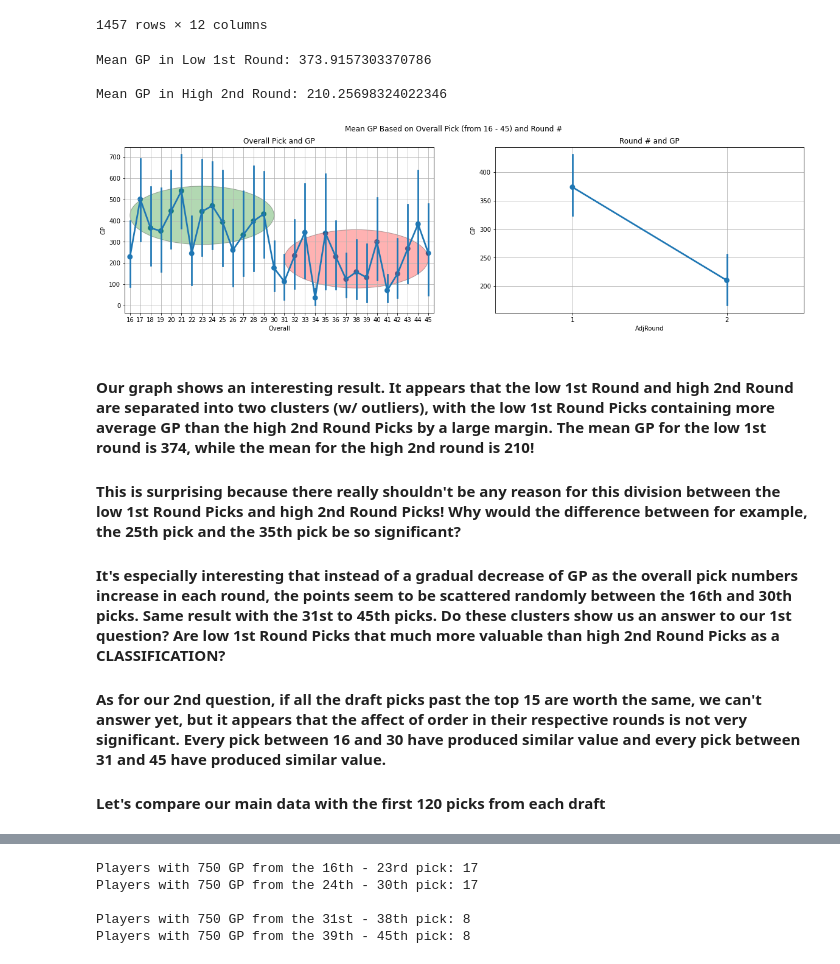
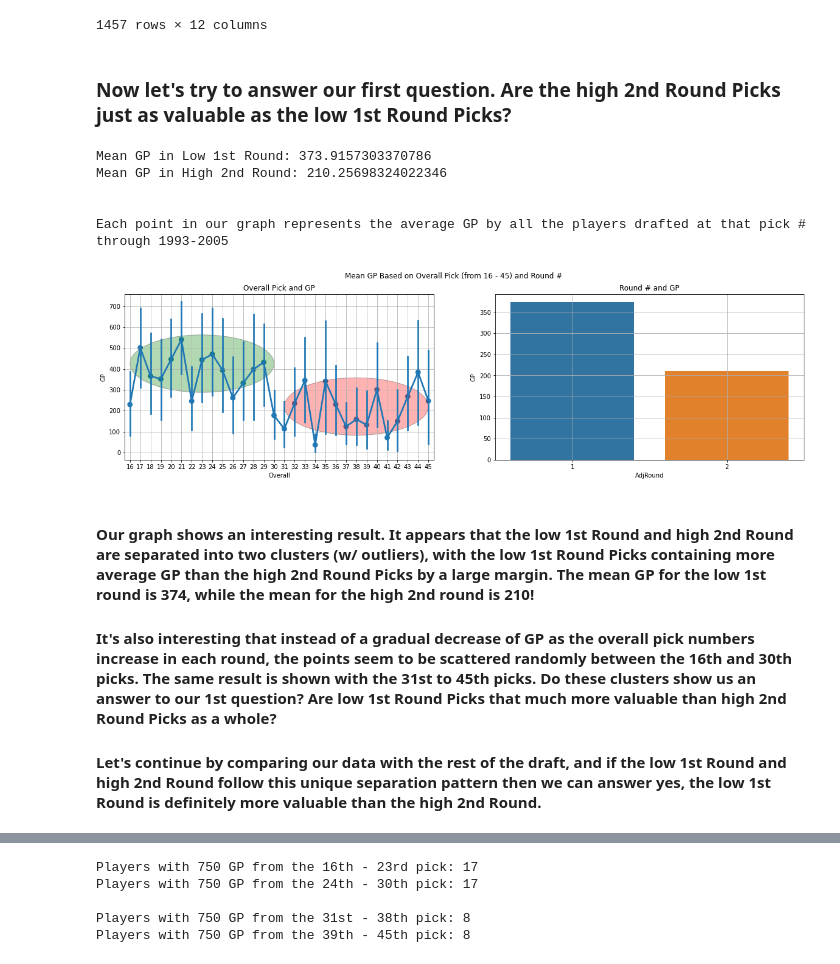
Before and after one commit to minchanhan/CompareNHLDraftPicks, a Jupyter notebook: CompareLow1stHigh2nd.ipynb, the cells around one changed output, grey strips where cells are left out. Saved outputs shown, nothing was run; the diff lists cells and outputs as text; code cells hidden in the pictures.

```diff
--- a/CompareLow1stHigh2nd.ipynb
+++ b/CompareLow1stHigh2nd.ipynb
@@ -256,36 +256,37 @@ display(completedata)
 | 1455 | 1997 | 4 | 120 | 0 | 18 | 0 | 0 | 0 | 0 | 0 | 0 | ... |
 | 1456 | 1998 | 4 | 120 | 0 | 18 | 0 | 0 | 0 | 0 | 0 | 0 | ... |
 1457 rows × 12 columns
+# %% [markdown]
+### Now let's try to answer our first question. Are the high 2nd Round Picks just as valuable as the low 1st Round Picks?
 # %%
 # Since the main thing we are focusing on is the correlation between Overall draft pick #, Round # (AdjRound) and GP, we will try to graph some data using those values
 
 gpround1 = (data.loc[data["AdjRound"] == 1])["GP"].mean()
 gpround2 = (data.loc[data["AdjRound"] == 2])["GP"].mean()
-print("\nMean GP in Low 1st Round: " + str(gpround1) + "\n")
+print("\nMean GP in Low 1st Round: " + str(gpround1))
 print("Mean GP in High 2nd Round: " + str(gpround2) + "\n")
 
+print("\nEach point in our graph represents the average GP by all the players drafted at that pick # through 1993-2005")
 fig, axs = plt.subplots(1, 2, figsize=(20,5))
 
 axs[0].set_title("Overall Pick and GP")
 axs[1].set_title("Round # and GP")
 axs[0].add_patch(patches.Ellipse((7, 425), 14, 275, alpha=0.3, facecolor="green", edgecolor="black", linewidth=1, linestyle='solid'))
 axs[0].add_patch(patches.Ellipse((22, 220), 14, 275, alpha=0.3, facecolor="red", edgecolor="black", linewidth=1, linestyle='solid' ))
 
 fig.suptitle("Mean GP Based on Overall Pick (from 16 - 45) and Round #")
 sns.pointplot(x="Overall", y="GP", data=data, ax=axs[0]).grid(True)
-sns.pointplot(x="AdjRound", y="GP", data=data, ax=axs[1]).grid(True)
+sns.barplot(x="AdjRound", y="GP", data=data, ax=axs[1], ci=None).grid(True)
 # %% [output]
 Mean GP in Low 1st Round: 373.9157303370786
+Mean GP in High 2nd Round: 210.25698324022346
 
-Mean GP in High 2nd Round: 210.25698324022346
+
+Each point in our graph represents the average GP by all the players drafted at that pick # through 1993-2005
-[figure, old version]
+[figure, new version]
 # %% [markdown]
 #### Our graph shows an interesting result. It appears that the low 1st Round and high 2nd Round are separated into two clusters (w/ outliers), with the low 1st Round Picks containing more average GP than the high 2nd Round Picks by a large margin. The mean GP for the low 1st round is 374, while the mean for the high 2nd round is 210!
 
-#### This is surprising because there really shouldn't be any reason for this division between the low 1st Round Picks and high 2nd Round Picks! Why would the difference between for example, the 25th pick and the 35th pick be so significant?
+#### It's also interesting that instead of a gradual decrease of GP as the overall pick numbers increase in each round, the points seem to be scattered randomly between the 16th and 30th picks. The same result is shown with the 31st to 45th picks. Do these clusters show us an answer to our 1st question? Are low 1st Round Picks that much more valuable than high 2nd Round Picks as a whole?
 
-#### It's especially interesting that instead of a gradual decrease of GP as the overall pick numbers increase in each round, the points seem to be scattered randomly between the 16th and 30th picks. Same result with the 31st to 45th picks. Do these clusters show us an answer to our 1st question? Are low 1st Round Picks that much more valuable than high 2nd Round Picks as a CLASSIFICATION?
-
-#### As for our 2nd question, if all the draft picks past the top 15 are worth the same, we can't answer yet, but it appears that the affect of order in their respective rounds is not very significant. Every pick between 16 and 30 have produced similar value and every pick between 31 and 45 have produced similar value.
-
-#### Let's compare our main data with the first 120 picks from each draft
+#### Let's continue by comparing our data with the rest of the draft, and if the low 1st Round and high 2nd Round follow this unique separation pattern then we can answer yes, the low 1st Round is definitely more valuable than the high 2nd Round.
```
Also changed, not shown: parts of 12 cells of this notebook.
